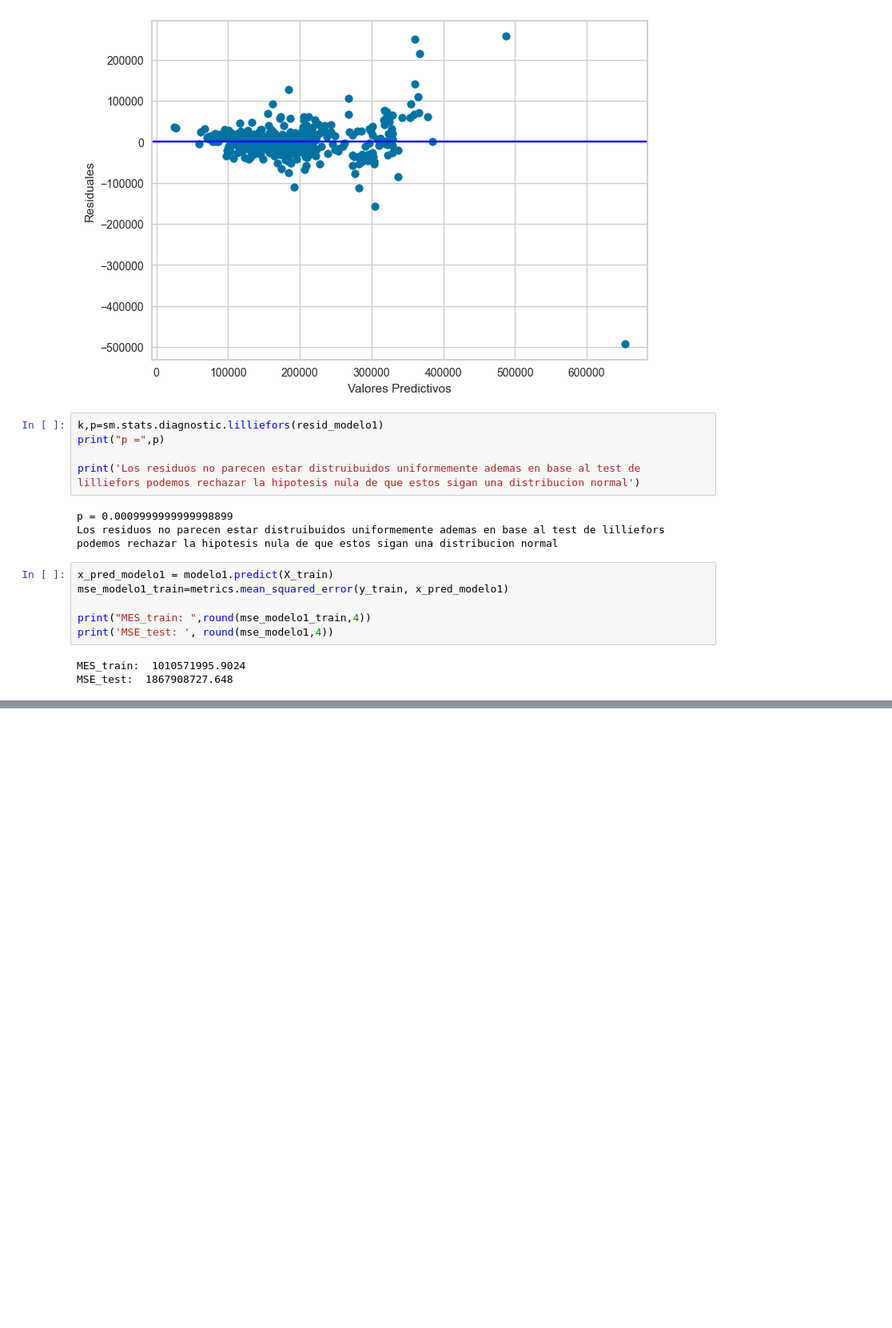
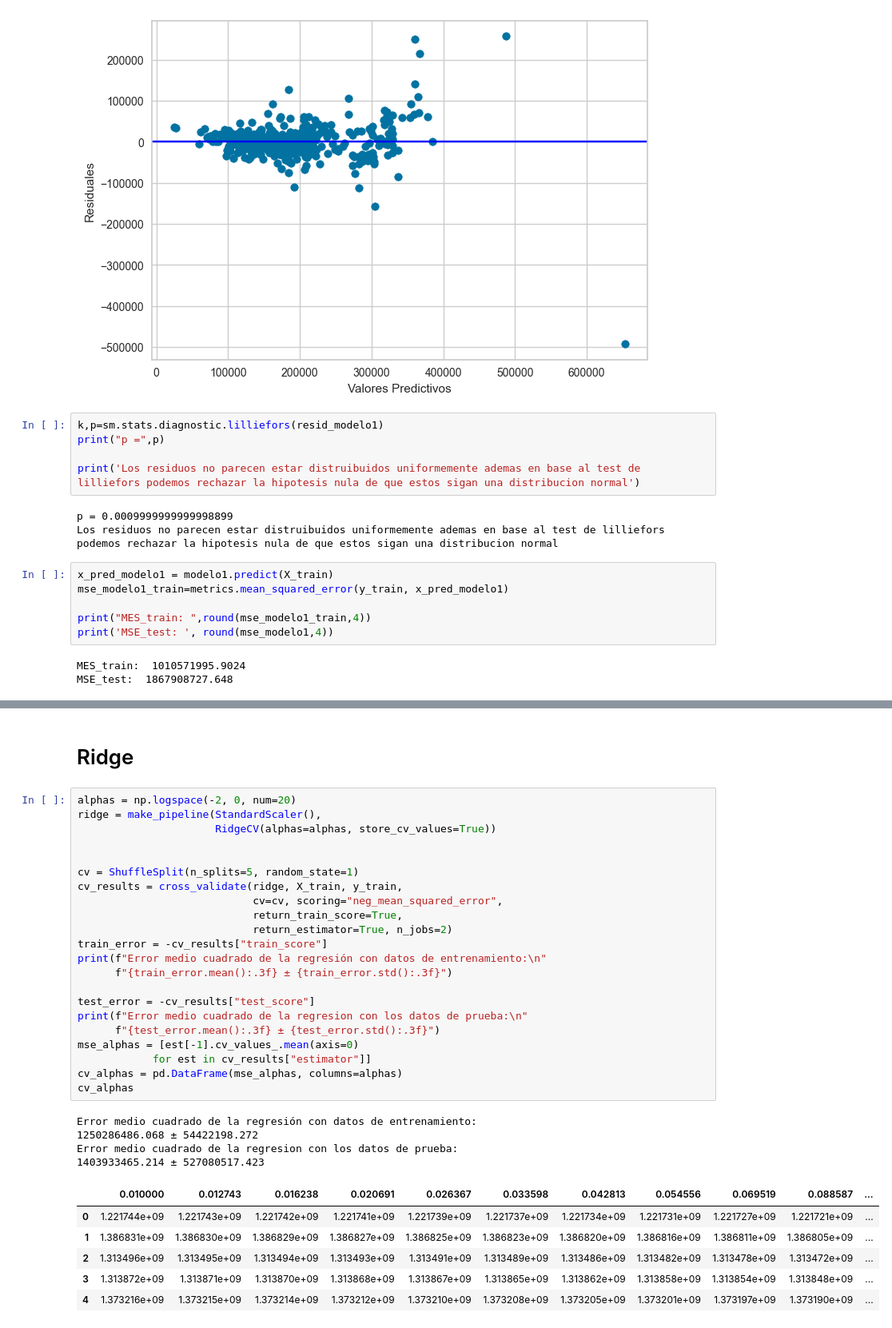
Before and after one commit to JoseAMoralesF/P2-Entrega1-MineriadeDatos, a Jupyter notebook: p2e1.ipynb, the cells around one changed output, grey strips where cells are left out. Shown at 80% size. Drawn from its saved outputs; the diff is of its cells as text; blank space fills up the shorter version.

```diff
--- a/p2e1.ipynb
+++ b/p2e1.ipynb
@@ -817,0 +871,35 @@ Multicolinealidad
+# %% [markdown]
+# Ridge #
+# %%
+alphas = np.logspace(-2, 0, num=20)
+ridge = make_pipeline(StandardScaler(),
+                      RidgeCV(alphas=alphas, store_cv_values=True))
+
+
+cv = ShuffleSplit(n_splits=5, random_state=1)
+cv_results = cross_validate(ridge, X_train, y_train,
+                            cv=cv, scoring="neg_mean_squared_error",
+                            return_train_score=True,
+                            return_estimator=True, n_jobs=2)
+train_error = -cv_results["train_score"]
+print(f"Error medio cuadrado de la regresión con datos de entrenamiento:\n"
+      f"{train_error.mean():.3f} ± {train_error.std():.3f}")
+
+test_error = -cv_results["test_score"]
+print(f"Error medio cuadrado de la regresion con los datos de prueba:\n"
+      f"{test_error.mean():.3f} ± {test_error.std():.3f}")
+mse_alphas = [est[-1].cv_values_.mean(axis=0)
+            for est in cv_results["estimator"]]
+cv_alphas = pd.DataFrame(mse_alphas, columns=alphas)
+cv_alphas
+# %% [output]
+Error medio cuadrado de la regresión con datos de entrenamiento:
+1250286486.068 ± 54422198.272
+Error medio cuadrado de la regresion con los datos de prueba:
+1403933465.214 ± 527080517.423
+|  | 0.010000 | 0.012743 | 0.016238 | 0.020691 | 0.026367 | 0.033598 | 0.042813 | 0.054556 | 0.069519 | 0.088587 | ... |
+| 0 | 1.221744e+09 | 1.221743e+09 | 1.221742e+09 | 1.221741e+09 | 1.221739e+09 | 1.221737e+09 | 1.221734e+09 | 1.221731e+09 | 1.221727e+09 | 1.221721e+09 | ... |
+| 1 | 1.386831e+09 | 1.386830e+09 | 1.386829e+09 | 1.386827e+09 | 1.386825e+09 | 1.386823e+09 | 1.386820e+09 | 1.386816e+09 | 1.386811e+09 | 1.386805e+09 | ... |
+| 2 | 1.313496e+09 | 1.313495e+09 | 1.313494e+09 | 1.313493e+09 | 1.313491e+09 | 1.313489e+09 | 1.313486e+09 | 1.313482e+09 | 1.313478e+09 | 1.313472e+09 | ... |
+| 3 | 1.313872e+09 | 1.313871e+09 | 1.313870e+09 | 1.313868e+09 | 1.313867e+09 | 1.313865e+09 | 1.313862e+09 | 1.313858e+09 | 1.313854e+09 | 1.313848e+09 | ... |
+| 4 | 1.373216e+09 | 1.373215e+09 | 1.373214e+09 | 1.373212e+09 | 1.373210e+09 | 1.373208e+09 | 1.373205e+09 | 1.373201e+09 | 1.373197e+09 | 1.373190e+09 | ... |
```
Also changed, not shown: parts of 35 cells of this notebook.
